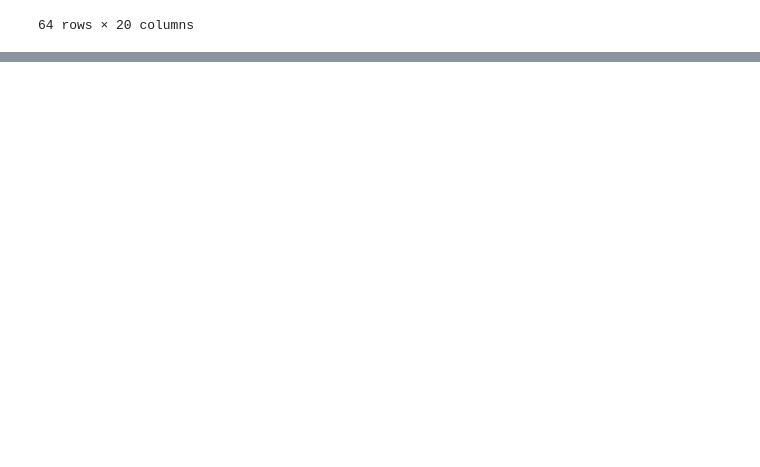
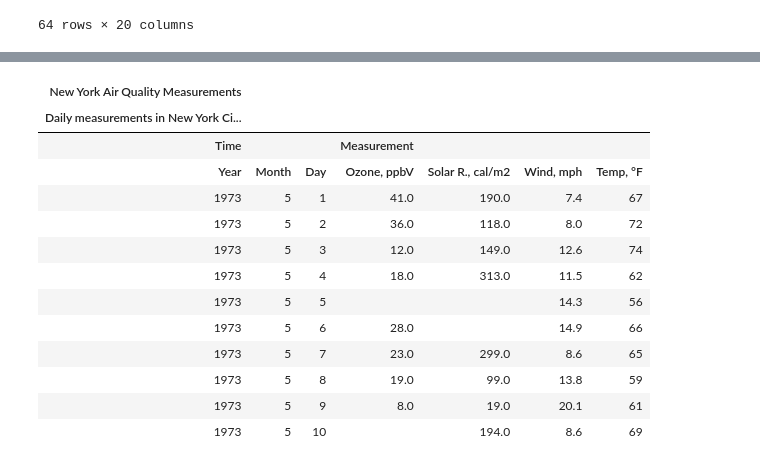
Before and after one commit to LucasAlbert/funathon2024_sujet2, a Jupyter notebook: nootebook_test.ipynb, the cells around one changed output, grey strips where cells are left out. Saved outputs shown, nothing was run; the diff lists cells and outputs as text; code cells hidden in the pictures; blank space fills up the shorter version.

```diff
--- a/nootebook_test.ipynb
+++ b/nootebook_test.ipynb
@@ -120,3 +108,42 @@ folium.GeoJson(airports_location).add_to(m)
 m
 # %% [output]
 [interactive output not drawn]
+# %%
+from great_tables import GT, html
+from great_tables.data import airquality
+
+airquality_m = airquality.head(10).assign(Year=1973)
+
+gt_airquality = (
+    GT(airquality_m)
+    .tab_header(
+        title="New York Air Quality Measurements",
+        subtitle="Daily measurements in New York City (May 1-10, 1973)",
+    )
+    .tab_spanner(label="Time", columns=["Year", "Month", "Day"])
+    .tab_spanner(label="Measurement", columns=["Ozone", "Solar_R", "Wind", "Temp"])
+    .cols_move_to_start(columns=["Year", "Month", "Day"])
+    .cols_label(
+        Ozone=html("Ozone,<br>ppbV"),
+        Solar_R=html("Solar R.,<br>cal/m<sup>2</sup>"),
+        Wind=html("Wind,<br>mph"),
+        Temp=html("Temp,<br>&deg;F"),
+    )
+)
+
+gt_airquality
+# %% [output]
+| New York Air Quality Measurements |  |  |  |  |  |  |
+| Daily measurements in New York Ci... |  |  |  |  |  |  |
+| Time |  |  | Measurement |  |  |  |
+| Year | Month | Day | Ozone, ppbV | Solar R., cal/m2 | Wind, mph | Temp, °F |
+| 1973 | 5 | 1 | 41.0 | 190.0 | 7.4 | 67 |
+| 1973 | 5 | 2 | 36.0 | 118.0 | 8.0 | 72 |
+| 1973 | 5 | 3 | 12.0 | 149.0 | 12.6 | 74 |
+| 1973 | 5 | 4 | 18.0 | 313.0 | 11.5 | 62 |
+| 1973 | 5 | 5 |  |  | 14.3 | 56 |
+| 1973 | 5 | 6 | 28.0 |  | 14.9 | 66 |
+| 1973 | 5 | 7 | 23.0 | 299.0 | 8.6 | 65 |
+| 1973 | 5 | 8 | 19.0 | 99.0 | 13.8 | 59 |
+| 1973 | 5 | 9 | 8.0 | 19.0 | 20.1 | 61 |
+| 1973 | 5 | 10 |  | 194.0 | 8.6 | 69 |
```
Also changed, not shown: parts of 5 cells of this notebook, 7 other files.
